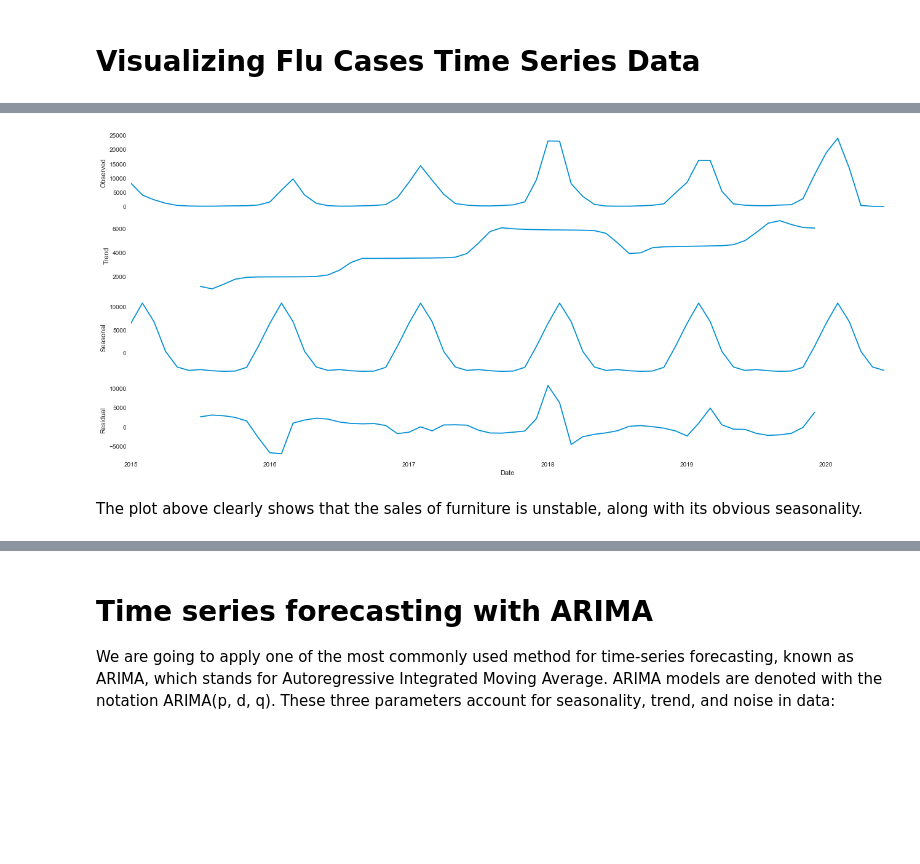
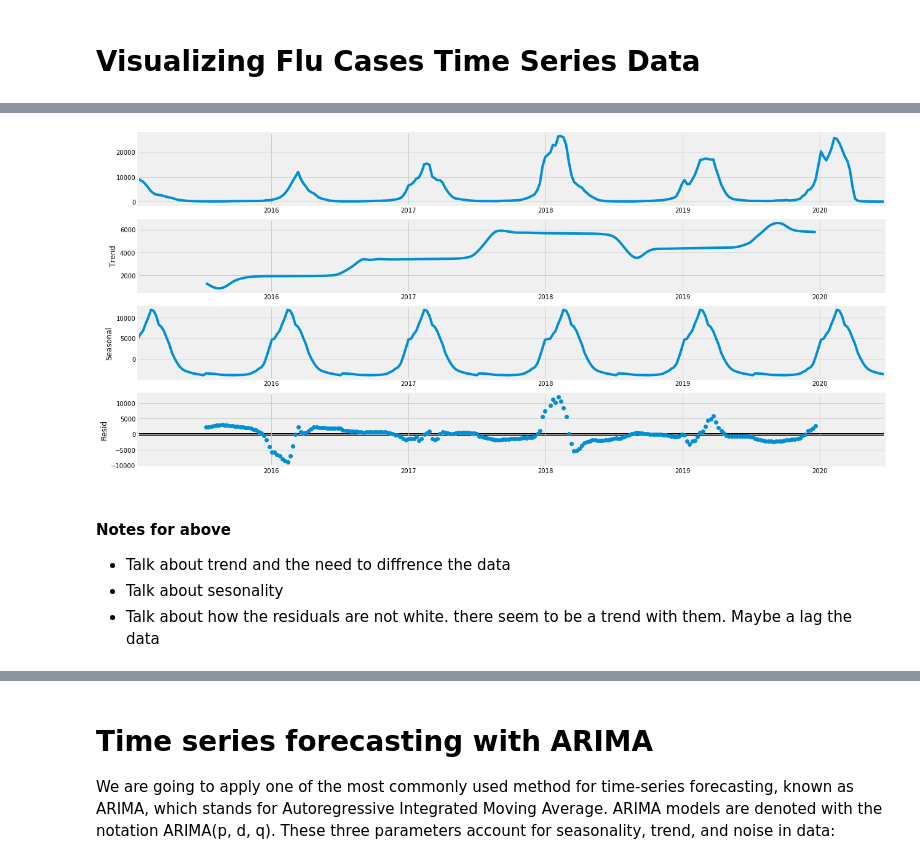
Before and after one commit to jjschueder/7332QTW, a Jupyter notebook: Case Study 4/Kevin Example with flu updates.ipynb, the cells around one changed output, grey strips where cells are left out. Saved outputs shown, nothing was run; the diff lists cells and outputs as text; code cells hidden in the pictures; blank space fills up the shorter version.

Commit message:
added plots and diffrenced data

```diff
--- a/Case Study 4/Kevin Example with flu updates.ipynb
+++ b/Case Study 4/Kevin Example with flu updates.ipynb
@@ -180,2 +178,7 @@ y = dfx2['COUNT POSITIVE'].resample('MS').mean()
+# %%
+#y=dfx2['COUNT POSITIVE']
+#we should not use this
+y = pd.DataFrame(dfx2['COUNT POSITIVE'].resample('W').mean())
+#y = pd.DataFrame(dfx2['COUNT POSITIVE'].asfreq('W-MON'))
 # %% [markdown]
 Have a quick peek 2017 furniture sales data.
@@ -213,10 +215,13 @@ We can also visualize our data using a method called time-series decomposition t
 # %%
 from pylab import rcParams
 rcParams['figure.figsize'] = 18, 8
-decomposition = sm.tsa.seasonal_decompose(y, model='additive')
-fig = decomposition.plot()
+decomposition = sm.tsa.seasonal_decompose(y.dropna(), model='additive',freq = 52)
+fig = decomposition.plot(100)
 plt.show()
 # %% [output]
-[figure, old version]
+[figure, new version]
-# %% [markdown]
-The plot above clearly shows that the sales of furniture is unstable, along with its obvious seasonality.
+# %% [markdown]
+#### Notes for above
+* Talk about trend and the need to diffrence the data
+* Talk about sesonality
+* Talk about how the residuals are not white. there seem to be a trend with them. Maybe a lag the data
```
Also changed, not shown: parts of 24 cells of this notebook.
